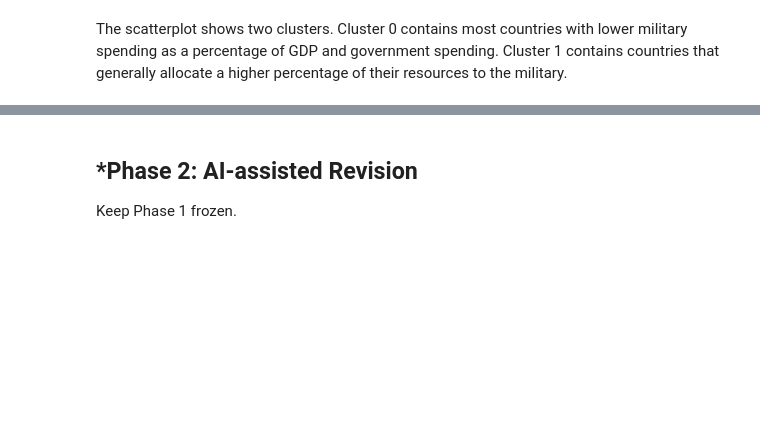
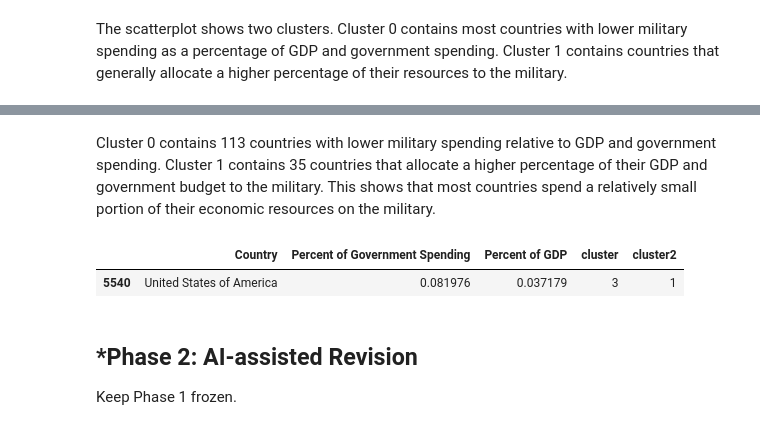
Before and after one commit to raffaellaalpaca-ai/A04-clustering, a Jupyter notebook: notebook.ipynb, the cells around one changed output, grey strips where cells are left out. Cells and saved outputs as stored; diff of their text form; code cells hidden in the pictures; blank space fills up the shorter version.

```diff
--- a/notebook.ipynb
+++ b/notebook.ipynb
@@ -414,3 +425,14 @@ The scatterplot shows two clusters. Cluster 0 contains most countries with lower
+# %% [markdown]
+Cluster 0 contains 113 countries with lower military spending relative to GDP and government spending. Cluster 1 contains 35 countries that allocate a higher percentage of their GDP and government budget to the military. This shows that most countries spend a relatively small portion of their economic resources on the military.
+# %%
+#find the United States in Q2.3
+df2020[df2020['Country'] == 'United States of America'][
+    ['Country', 'Percent of Government Spending',
+     'Percent of GDP', 'cluster', 'cluster2']
+]
+# %% [output]
+|  | Country | Percent of Government Spending | Percent of GDP | cluster | cluster2 |
+| 5540 | United States of America | 0.081976 | 0.037179 | 3 | 1 |
 # %% [markdown]
 ## *Phase 2: AI-assisted Revision
 Keep Phase 1 frozen.
```
Also changed, not shown: parts of 1 cell of this notebook.
